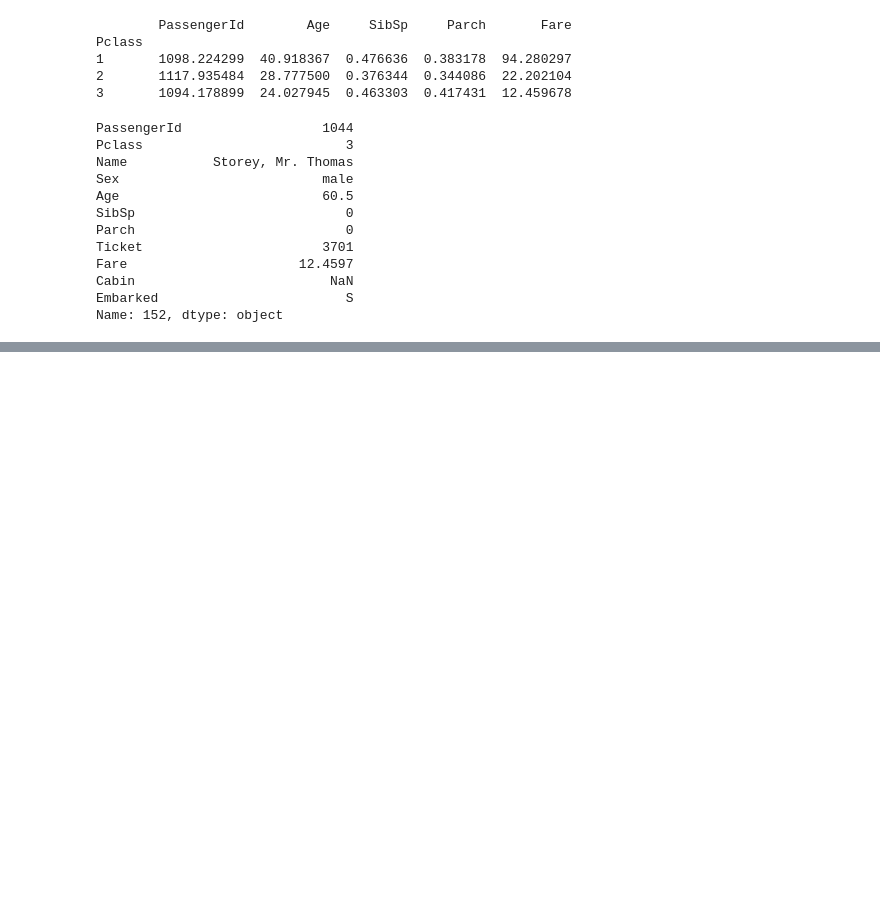
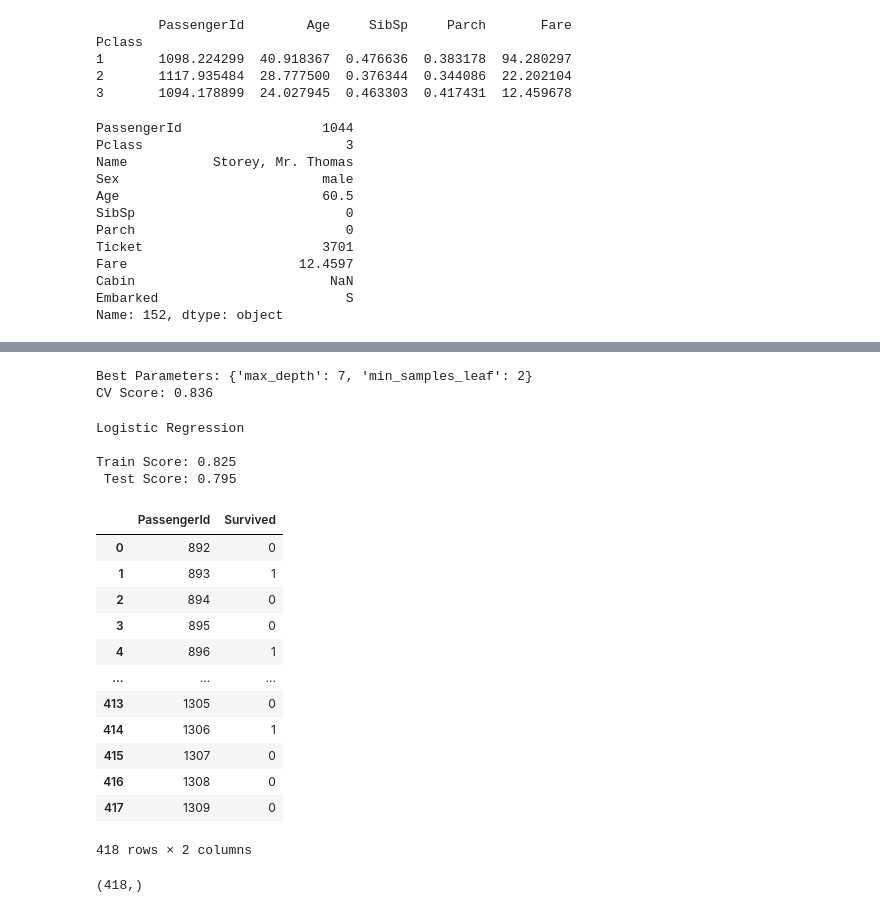
Before and after one commit to world779/GCI, a Jupyter notebook: titanic.ipynb, the cells around one changed output, grey strips where cells are left out. Saved outputs shown, nothing was run; the diff lists cells and outputs as text; code cells hidden in the pictures; blank space fills up the shorter version.

```diff
--- a/titanic.ipynb
+++ b/titanic.ipynb
@@ -247,0 +479,21 @@ Name: honorific, dtype: int64
+# %%
+rfc_gs = GridSearchCV(RandomForestClassifier(n_estimators=100, n_jobs=-1, random_state=42), param_grid, cv=5)
+rfc_gs.fit(X, y)
+
+print('Best Parameters: {}'.format(rfc_gs.best_params_))
+print('CV Score: {}'.format(round(rfc_gs.best_score_, 3)))
+# %% [output]
+Best Parameters: {'max_depth': 7, 'min_samples_leaf': 2}
+CV Score: 0.836
+# %%
+lr = LogisticRegression(random_state=42)
+lr.fit(X_train, y_train)
+
+print('Logistic Regression \n')
+print('Train Score: {}'.format(round(lr.score(X_train, y_train), 3)))
+print(' Test Score: {}'.format(round(lr.score(X_valid, y_valid), 3)))
+# %% [output]
+Logistic Regression
+
+Train Score: 0.825
+ Test Score: 0.795
@@ -247,0 +506,23 @@ Name: honorific, dtype: int64
+# %%
+path = '/content/drive/My Drive/GCI2020summer/コンペ第1回/'
+
+submission = pd.read_csv(path + 'gender_submission.csv')
+submission
+# %% [output]
+|  | PassengerId | Survived |
+| 0 | 892 | 0 |
+| 1 | 893 | 1 |
+| 2 | 894 | 0 |
+| 3 | 895 | 0 |
+| 4 | 896 | 1 |
+| ... | ... | ... |
+| 413 | 1305 | 0 |
+| 414 | 1306 | 1 |
+| 415 | 1307 | 0 |
+| 416 | 1308 | 0 |
+| 417 | 1309 | 0 |
+418 rows × 2 columns
+# %%
+pred.shape
+# %% [output]
+(418,)
```
Also changed, not shown: parts of 38 cells of this notebook.
